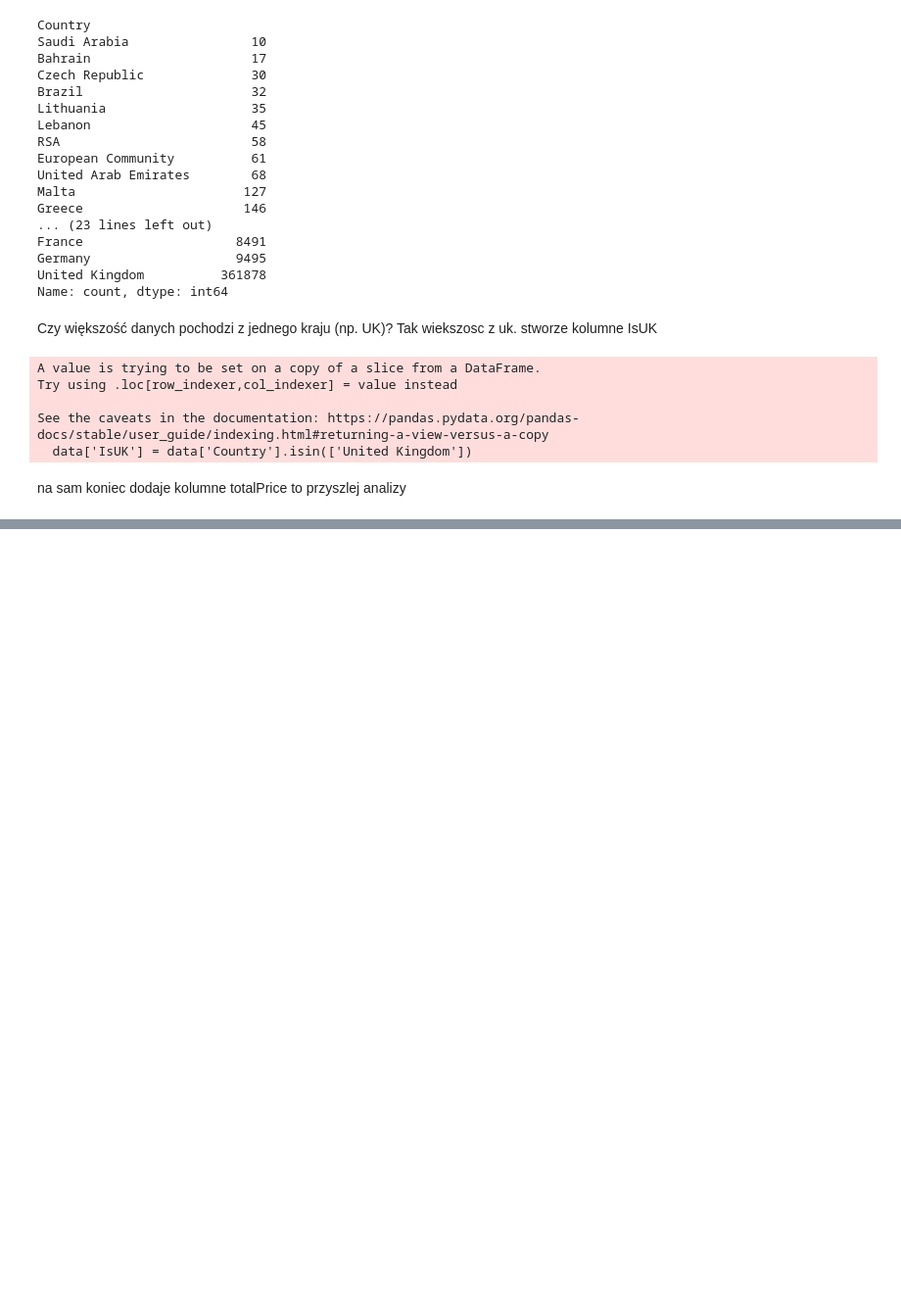
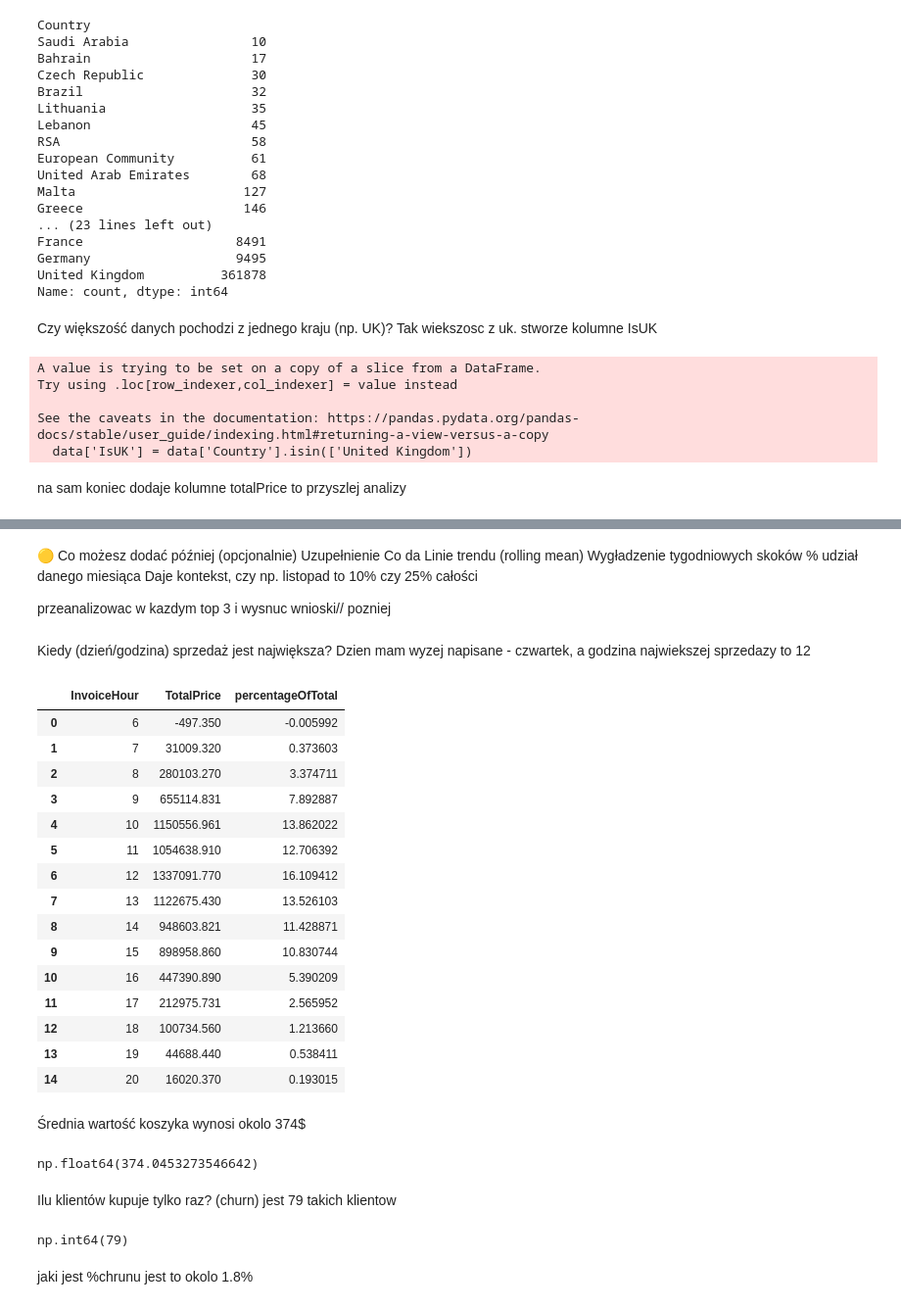
Before and after one commit to pomoreqq/eCommerceCustomerBehaviorAnalysis, a Jupyter notebook: notebook/analysis.ipynb, the cells around one changed output, grey strips where cells are left out. Shown at 98% size. Saved outputs shown, nothing was run; the diff lists cells and outputs as text; code cells hidden in the pictures; blank space fills up the shorter version.

```diff
--- a/notebook/analysis.ipynb
+++ b/notebook/analysis.ipynb
@@ -681,0 +938,53 @@ data
+# %% [markdown]
+🟡 Co możesz dodać później (opcjonalnie)
+Uzupełnienie	Co da
+Linie trendu (rolling mean)	Wygładzenie tygodniowych skoków
+% udział danego miesiąca	Daje kontekst, czy np. listopad to 10% czy 25% całości
+
+przeanalizowac w kazdym top 3 i wysnuc wnioski// pozniej
+# %% [markdown]
+Kiedy (dzień/godzina) sprzedaż jest największa?
+Dzien mam wyzej napisane - czwartek, a godzina najwiekszej sprzedazy to 12
+# %%
+groupedByHourAndTotalPrice = data.groupby('InvoiceHour')['TotalPrice'].sum()
+totalPriceAllHours = groupedByHourAndTotalPrice.sum()
+groupedByHourAndTotalPrice = groupedByHourAndTotalPrice.reset_index()
+
+groupedByHourAndTotalPrice['percentageOfTotal'] = (groupedByHourAndTotalPrice['TotalPrice'] / totalPriceAllHours) * 100
+groupedByHourAndTotalPrice
+# %% [output]
+|  | InvoiceHour | TotalPrice | percentageOfTotal |
+| 0 | 6 | -497.350 | -0.005992 |
+| 1 | 7 | 31009.320 | 0.373603 |
+| 2 | 8 | 280103.270 | 3.374711 |
+| 3 | 9 | 655114.831 | 7.892887 |
+| 4 | 10 | 1150556.961 | 13.862022 |
+| 5 | 11 | 1054638.910 | 12.706392 |
+| 6 | 12 | 1337091.770 | 16.109412 |
+| 7 | 13 | 1122675.430 | 13.526103 |
+| 8 | 14 | 948603.821 | 11.428871 |
+| 9 | 15 | 898958.860 | 10.830744 |
+| 10 | 16 | 447390.890 | 5.390209 |
+| 11 | 17 | 212975.731 | 2.565952 |
+| 12 | 18 | 100734.560 | 1.213660 |
+| 13 | 19 | 44688.440 | 0.538411 |
+| 14 | 20 | 16020.370 | 0.193015 |
+# %% [markdown]
+Średnia wartość koszyka wynosi okolo 374$
+# %%
+groupedByInvoicesAndTotalPrice = data.groupby('InvoiceNo')['TotalPrice'].sum()
+meanOfInvoice = groupedByInvoicesAndTotalPrice.mean()
+meanOfInvoice
+# %% [output]
+np.float64(374.0453273546642)
+# %% [markdown]
+Ilu klientów kupuje tylko raz? (churn) jest 79 takich klientow
+# %%
+groupedByCustomerAndCountInvoice = data.groupby('CustomerID')['InvoiceNo'].count()
+numberOfClientsWithOnePurchase = (groupedByCustomerAndCountInvoice == 1).sum()
+numberOfClientsWithOnePurchase
+# %% [output]
+np.int64(79)
+# %% [markdown]
+jaki jest %chrunu
+jest to okolo 1.8%
```
Also changed, not shown: parts of 48 cells of this notebook.
